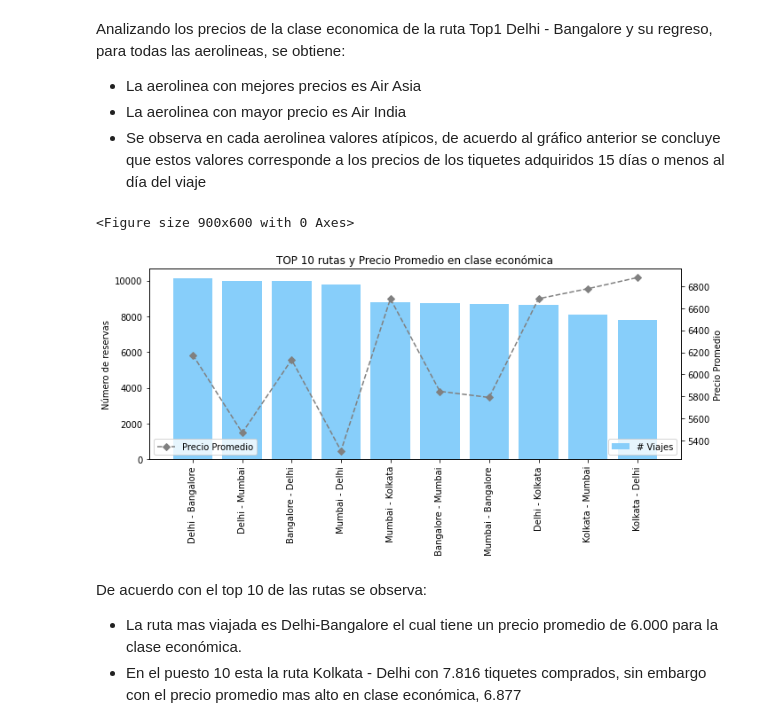
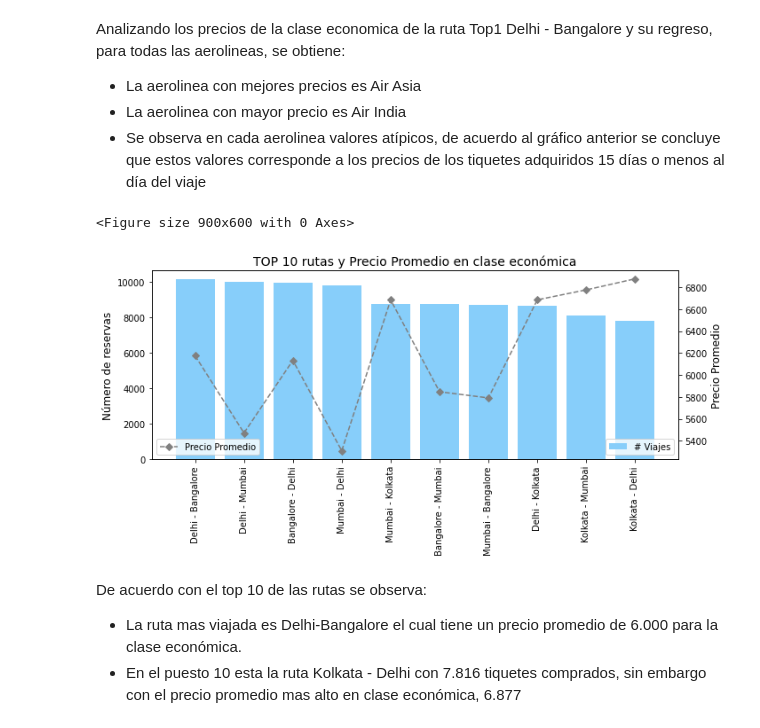
Before and after one commit to alejagaco/Predicci-n-Precios-Vuelos, a Jupyter notebook: Prediccion_PreciosVuelos.ipynb, the cells around one changed output. Drawn from its saved outputs; the diff is of its cells as text; code cells hidden in the pictures.

```diff
--- a/Prediccion_PreciosVuelos.ipynb
+++ b/Prediccion_PreciosVuelos.ipynb
@@ -518,27 +553,27 @@ Analizando los precios de la clase economica de la ruta Top1 Delhi - Bangalore y
 # %%
 fig1=plt.figure(dpi=150);
 fig1,ax1 = plt.subplots(figsize = (10, 5));
 
 ax2 = ax1.twinx()
 
 ax1.bar(Top10_rutas['Trayecto'],Top10_rutas['Conteo'],color='#87CEFA',label='# Viajes')
 ax1.set_xticklabels(Top10_rutas['Trayecto'], rotation=90, fontsize=10);
 #ax1.grid(b=False, linestyle='-.',linewidth= 0.5, alpha=0.6)
 
 ax2.plot(Top10_rutas['Trayecto'],Top10_rutas['precio_prom'],'gD--',color='grey',label='Precio Promedio')
 
-ax1.set_ylabel('Número de reservas',fontsize=10)
-ax2.set_ylabel('Precio Promedio',fontsize=10)
+ax1.set_ylabel('Número de reservas',fontsize=12)
+ax2.set_ylabel('Precio Promedio',fontsize=12)
 
-plt.title('TOP 10 rutas y Precio Promedio en clase económica', fontsize=12)
+plt.title('TOP 10 rutas y Precio Promedio en clase económica', fontsize=14)
 ax1.legend(loc='lower right')
 ax2.legend(loc='lower left')
 
 fig1.tight_layout();
 plt.show()
 # %% [output]
 <Figure size 900x600 with 0 Axes>
-[figure, old version]
+[figure, new version]
 # %% [markdown]
 De acuerdo con el top 10 de las rutas se observa:
 
```
Also changed, not shown: parts of 21 cells of this notebook.
